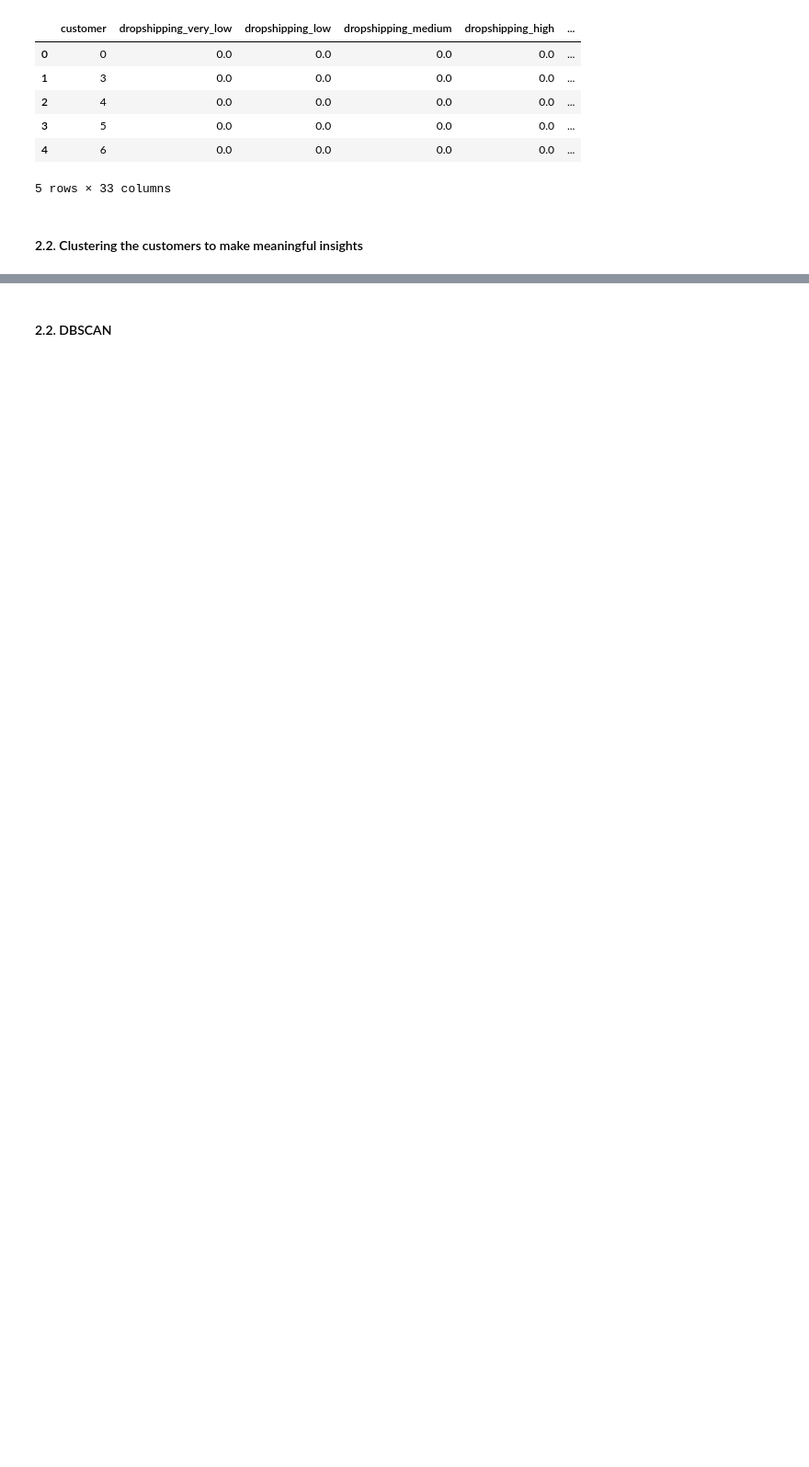
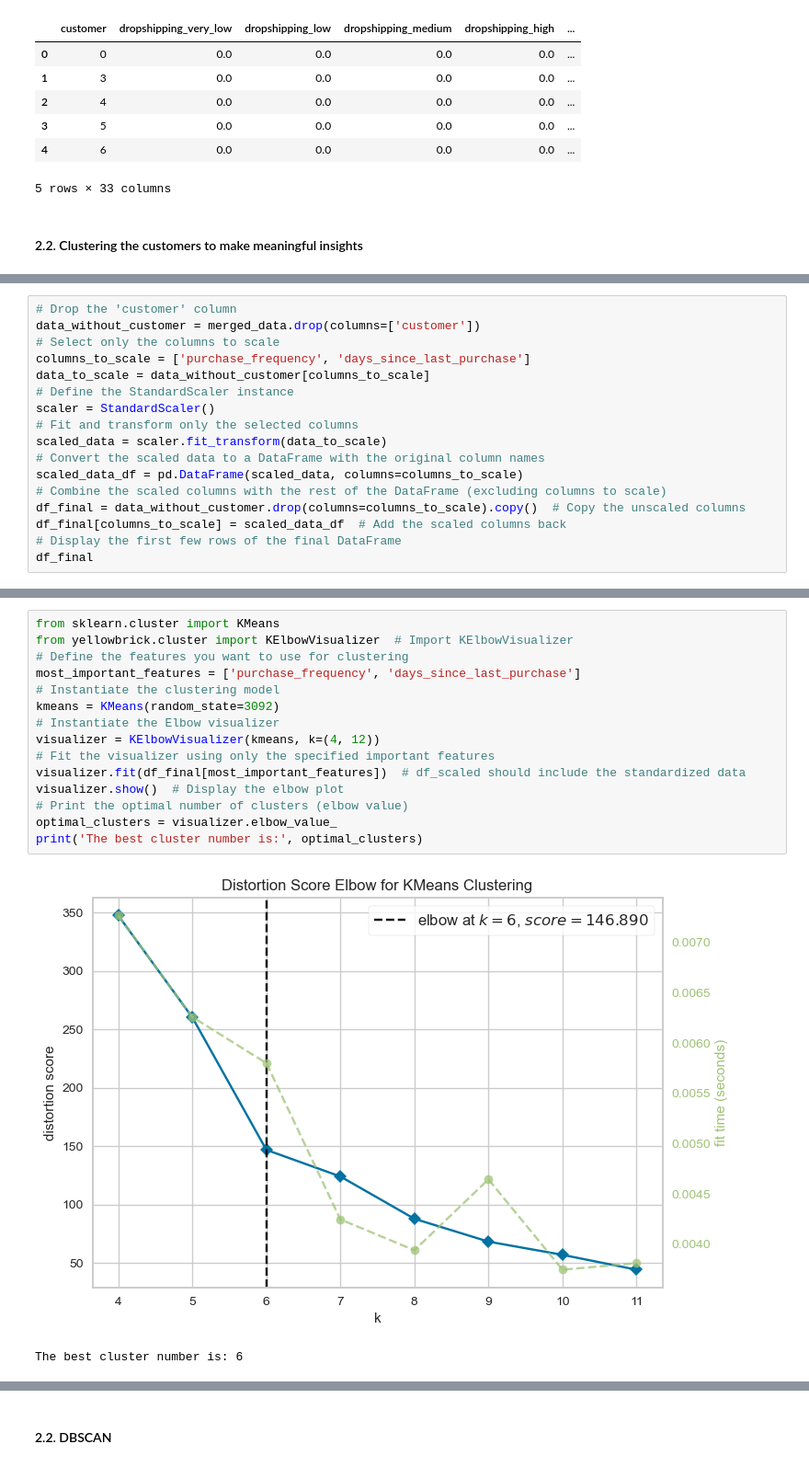
Before and after one commit to Wendyessilfie/Business-statistics-, a Jupyter notebook: new_taoyin_wendy-1-backup.ipynb, the cells around one changed output, grey strips where cells are left out. Shown: that part at 92% size. Drawn from its saved outputs; the diff is of its cells as text; blank space fills up the shorter version.

```diff
--- a/new_taoyin_wendy-1-backup.ipynb
+++ b/new_taoyin_wendy-1-backup.ipynb
@@ -1213,0 +1160,17 @@ plt.show()
+# %%
+# Drop the 'customer' column
+data_without_customer = merged_data.drop(columns=['customer'])
+# Select only the columns to scale
+columns_to_scale = ['purchase_frequency', 'days_since_last_purchase']
+data_to_scale = data_without_customer[columns_to_scale]
+# Define the StandardScaler instance
+scaler = StandardScaler()
+# Fit and transform only the selected columns
+scaled_data = scaler.fit_transform(data_to_scale)
+# Convert the scaled data to a DataFrame with the original column names
+scaled_data_df = pd.DataFrame(scaled_data, columns=columns_to_scale)
+# Combine the scaled columns with the rest of the DataFrame (excluding columns to scale)
+df_final = data_without_customer.drop(columns=columns_to_scale).copy()  # Copy the unscaled columns
+df_final[columns_to_scale] = scaled_data_df  # Add the scaled columns back
+# Display the first few rows of the final DataFrame
+df_final
@@ -1213,0 +1191,18 @@ plt.show()
+# %%
+from sklearn.cluster import KMeans
+from yellowbrick.cluster import KElbowVisualizer  # Import KElbowVisualizer
+# Define the features you want to use for clustering
+most_important_features = ['purchase_frequency', 'days_since_last_purchase']
+# Instantiate the clustering model
+kmeans = KMeans(random_state=3092)
+# Instantiate the Elbow visualizer
+visualizer = KElbowVisualizer(kmeans, k=(4, 12))
+# Fit the visualizer using only the specified important features
+visualizer.fit(df_final[most_important_features])  # df_scaled should include the standardized data
+visualizer.show()  # Display the elbow plot
+# Print the optimal number of clusters (elbow value)
+optimal_clusters = visualizer.elbow_value_
+print('The best cluster number is:', optimal_clusters)
+# %% [output]
+[figure, added]
+The best cluster number is: 6
```
Also changed, not shown: parts of 19 cells of this notebook.
